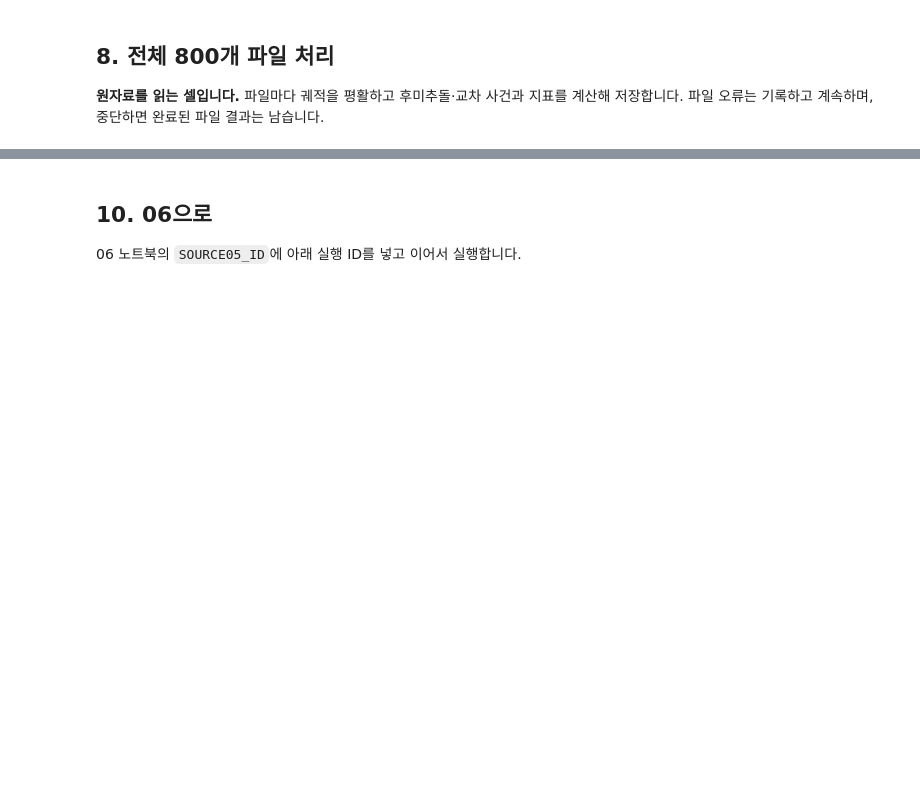
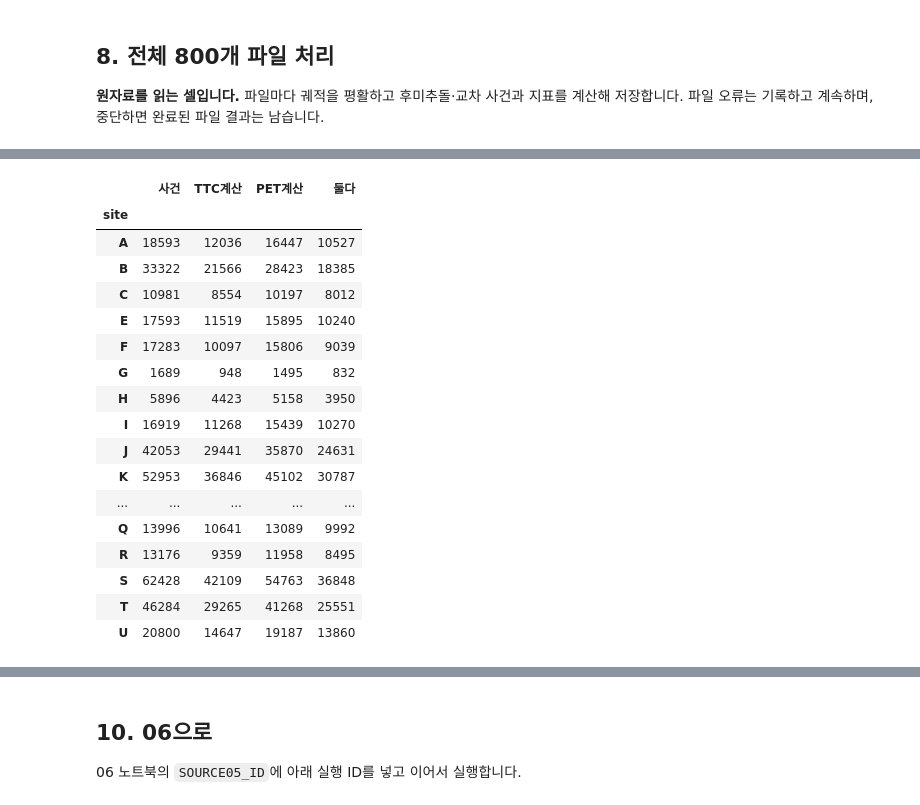
Before and after one commit to seungjoo-03/transportation-reasearch-traffic, a Jupyter notebook: analysis/05_송도_사건구성과TTCPET계산.ipynb, the cells around one changed output, grey strips where cells are left out. Saved outputs shown, nothing was run; the diff lists cells and outputs as text; code cells hidden in the pictures; blank space fills up the shorter version.

```diff
--- a/analysis/05_송도_사건구성과TTCPET계산.ipynb
+++ b/analysis/05_송도_사건구성과TTCPET계산.ipynb
@@ -775,18 +1109,25 @@ try:
             frame = read_file(item)
             if len(frame) != int(expected_rows[item["file_stem"]]):
                 raise ValueError("원자료 행 수가 01 기록과 다릅니다.")
+            secondary, drone_info = secondary_drone_rows(frame)
+            frame["_secondary"] = secondary
             tracks = build_tracks(frame)
             dims = vehicle_dimensions(frame)
             drone_bounds = tracks.groupby("_drone")["_t"].agg(["min", "max"]).apply(tuple, axis=1).to_dict()
+            flagged_bins, jitter_info = jitter_windows(tracks)
             vehicles04 = pd.read_csv(SOURCE04 / "vehicles" / (item["file_stem"] + "_vehicles.csv"), dtype=vehicle_dtypes)
             rear, rear_counts = rear_end_events(tracks, dims, target_lanes.get(item["site"], {}), item, drone_bounds)
             cross, cross_counts = crossing_events(tracks, dims, vehicles04, item)
+            rear = mark_jitter(rear, flagged_bins, {"jitter_ttc": ["min_ttc_time_s"],
+                               "jitter_pet": ["min_pet_time_s"], "jitter_ttc_2d": ["min_ttc_2d_time_s"]})
+            cross = mark_jitter(cross, flagged_bins, {"jitter_pet": ["t_first_pass_s", "t_second_pass_s"],
+                                "jitter_ttc": ["min_ttc_time_s"]})
             save_csv(rear, RUN_DIR / "rear_end" / (item["file_stem"] + "_rear_end.csv"))
             save_csv(cross, RUN_DIR / "crossing" / (item["file_stem"] + "_crossing.csv"))
             record.update(status="completed", error="", n_rear_end_events=int(len(rear)),
-                          n_crossing_events=int(len(cross)), n_vehicles_with_dimensions=int(len(dims)),
+                          n_crossing_events=int(len(cross)), n_vehicles_with_dimensions=int(dims["length_m"].notna().sum()),
                           n_segments=int(tracks["_seg"].nunique()), n_tracks=int(tracks["_track"].nunique()),
-                          **speed_check(tracks), **drone_simultaneity(tracks),
+                          **speed_check(tracks), **drone_info, **jitter_info, **observed_time(tracks),
                           **{"rear_" + k: v for k, v in rear_counts.items()},
                           **{"cross_" + k: v for k, v in cross_counts.items()})
         except Exception as error:
@@ -827,4 +1189,11 @@ print("처리 상태:", run_metadata["status"])
 # %%
+# 커널을 다시 시작했다면 1~3번 셀만 실행하고, 끝난 실행 ID를 아래에 넣은 뒤 이 셀부터 실행합니다(7·8번 생략).
+RESUME_RUN_ID = ""
+if RESUME_RUN_ID:
+    RUN_ID = RESUME_RUN_ID
+    RUN_DIR = (OUTPUT_ROOT / RUN_ID).resolve()
+    run_metadata = json.loads((RUN_DIR / "run_metadata.json").read_text(encoding="utf-8"))
+validate_run_rules(run_metadata)
 progress = pd.read_csv(RUN_DIR / "progress.csv", keep_default_na=False)
 completed = progress.loc[progress["status"].eq("completed")].copy()
 if len(completed) != 800:
@@ -835,11 +1204,16 @@ id_dtypes = {"leader_id": "string", "follower_id": "string", "vehicle_a_id": "st
 
 
 def gather(kind):
-    parts = []
+    parts, no_event_files = [], []
     for stem in completed["file_stem"]:
         path = RUN_DIR / kind / f"{stem}_{kind}.csv"
-        if path.stat().st_size > 3:
+        try:
             parts.append(pd.read_csv(path, dtype=id_dtypes))
+        except pd.errors.EmptyDataError:
+            # 사건이 0건인 파일은 열 이름도 없는 빈 CSV(BOM+줄바꿈)로 저장되어 있습니다.
+            no_event_files.append(stem)
+    if no_event_files:
+        print(f"[{kind}] 사건 0건 파일 {len(no_event_files)}개:", ", ".join(no_event_files))
     return pd.concat(parts, ignore_index=True) if parts else pd.DataFrame()
 
 
@@ -866,17 +1240,38 @@ if not rear_all.empty:
 if not cross_all.empty:
     print("\n[교차] 사건 분류(이동쌍|진입 관계)")
     display(cross_all["crossing_class"].value_counts().head(15).to_frame("사건 수"))
-    m1 = cross_all.loc[cross_all["m1_left_turn_opposing_through"].astype(bool)]
+    m1 = cross_all.loc[cross_all["m1_left_turn_opposing_through"].astype(str).str.lower().eq("true")]
     print("M1 대상(좌회전×대향직진) 사건:", len(m1), "| TTC 계산:", int(m1["ttc_status"].eq("computed").sum()),
           "| PET 계산:", int(m1["pet_status"].eq("computed").sum()))
-completed["max_drone_simultaneous_s"] = pd.to_numeric(completed["max_drone_simultaneous_s"], errors="coerce")
-multi = completed.loc[pd.to_numeric(completed["n_drones"], errors="coerce") > 1]
-print("[드론 동시 관측] 드론 2대 이상 파일:", len(multi), "| 그중 동시 관측이 있는 파일:",
-      int((multi["max_drone_simultaneous_s"] > 0).sum()),
-      "| 최대 동시 관측(초):", round(float(multi["max_drone_simultaneous_s"].max()), 1) if len(multi) else 0)
-print("동시 관측이 있으면 같은 상호작용이 두 드론에서 각각 사건이 될 수 있으므로 06에서 확인합니다.")
+for name, table in [("후미추돌", rear_all), ("교차", cross_all)]:
+    if table.empty:
+        continue
+    jitter = table["position_jitter"].astype(str).str.lower().eq("true")
+    overlap = table["ttc_status"].eq("body_overlap") | table["pet_status"].eq("body_overlap")
+    print(f"[{name}] 차체 겹침(자료 오류) {int(overlap.sum())}건 | 떨림 종합 표시(OR, 보고용) {int(jitter.sum())}건")
+    for label, column in [("TTC", "jitter_ttc"), ("PET", "jitter_pet"), ("2D TTC", "jitter_ttc_2d")]:
+        if column in table:
+            count = table[column].astype(str).str.lower().eq("true").sum()
+            print(f"  {label} 떨림 표시 {int(count)}건 → 06의 해당 지표에서만 제외")
+gap_skipped = pd.to_numeric(completed.get("cross_pair_across_recording_gap_skipped",
+                                        pd.Series(0, index=completed.index)), errors="coerce").fillna(0).sum()
+print("[교차] 녹화 공백으로 건너뛴 후보 횟수:", int(gap_skipped), "(후보 교점별 집계)")
+for c in ["n_drones", "drone_simultaneous_s", "n_rows_secondary_drone_dropped", "jitter_flag_s",
+          "jitter_bins_flagged", "jitter_bins_checked", "observed_union_s", "observed_drone_sum_s"]:
+    completed[c] = pd.to_numeric(completed[c], errors="coerce")
+multi = completed.loc[completed["n_drones"] > 1]
+print("\n[드론 동시 촬영] 드론 2대 이상 파일:", len(multi), "| 동시 촬영이 있던 파일:",
+      int((multi["drone_simultaneous_s"] > 0).sum()), "| 동시 촬영 합계(시간):",
+      round(float(completed["drone_simultaneous_s"].sum()) / 3600, 2), "| 뺀 보조 드론 행:",
+      int(completed["n_rows_secondary_drone_dropped"].sum()))
+print("[위치 떨림] 판정한 10초 구간", int(completed["jitter_bins_checked"].sum()), "| 떨림 구간",
+      int(completed["jitter_bins_flagged"].sum()), "| 떨림 시간 합계(시간):",
+      round(float(completed["jitter_flag_s"].sum()) / 3600, 3))
+print("[관측시간] 합집합", round(float(completed["observed_union_s"].sum()) / 3600, 2), "시간 (드론별 합이었다면",
+      round(float(completed["observed_drone_sum_s"].sum()) / 3600, 2), "시간)")
 speed_columns = [c for c in completed.columns if c.startswith("speed_")]
 for c in speed_columns:
     completed[c] = pd.to_numeric(completed[c], errors="coerce")
 print("\n속도 대조(파일별 값의 중앙값)")
 display(completed[speed_columns].median().round(4).to_frame("중앙값"))
+# %% [output]
@@ -882,0 +1321,18 @@ display(completed[speed_columns].median().round(4).to_frame("중앙값"))
+|  | 사건 | TTC계산 | PET계산 | 둘다 |
+| site |  |  |  |  |
+| A | 18593 | 12036 | 16447 | 10527 |
+| B | 33322 | 21566 | 28423 | 18385 |
+| C | 10981 | 8554 | 10197 | 8012 |
+| E | 17593 | 11519 | 15895 | 10240 |
+| F | 17283 | 10097 | 15806 | 9039 |
+| G | 1689 | 948 | 1495 | 832 |
+| H | 5896 | 4423 | 5158 | 3950 |
+| I | 16919 | 11268 | 15439 | 10270 |
+| J | 42053 | 29441 | 35870 | 24631 |
+| K | 52953 | 36846 | 45102 | 30787 |
+| ... | ... | ... | ... | ... |
+| Q | 13996 | 10641 | 13089 | 9992 |
+| R | 13176 | 9359 | 11958 | 8495 |
+| S | 62428 | 42109 | 54763 | 36848 |
+| T | 46284 | 29265 | 41268 | 25551 |
+| U | 20800 | 14647 | 19187 | 13860 |
```
Also changed, not shown: parts of 16 cells of this notebook, 8 other files.
